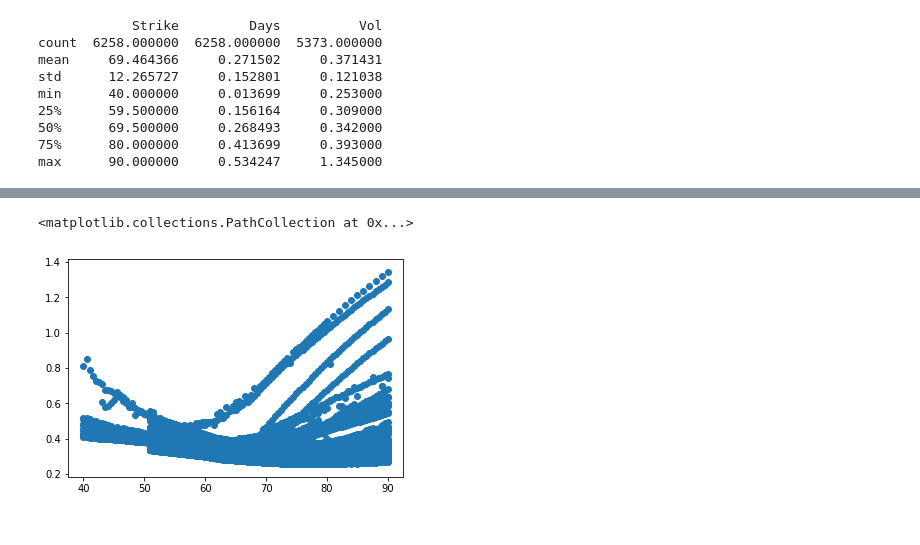
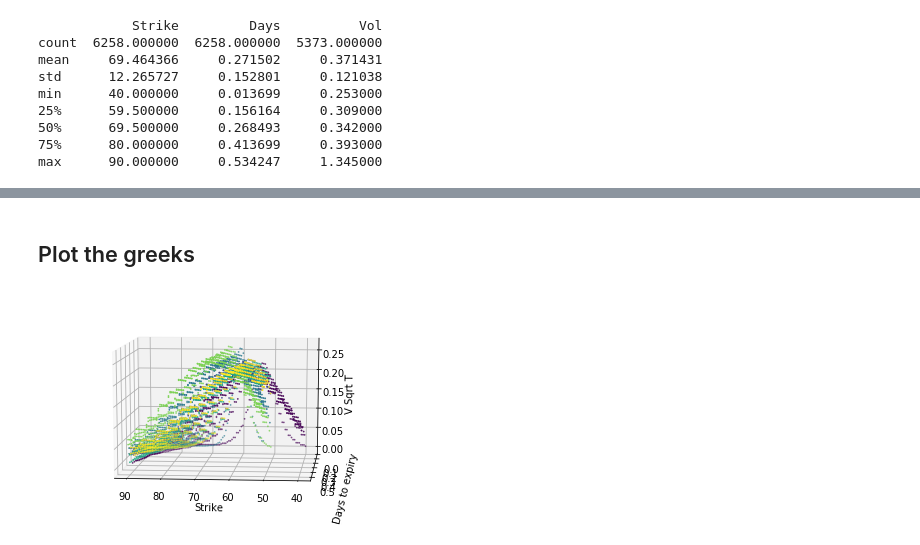
Before and after one commit to ajmal017/sigmaTrading, a Jupyter notebook: analysis/option_surface.ipynb, the cells around one changed output, grey strips where cells are left out. Saved outputs shown, nothing was run; the diff lists cells and outputs as text; code cells hidden in the pictures.

```diff
--- a/analysis/option_surface.ipynb
+++ b/analysis/option_surface.ipynb
@@ -78,10 +79,18 @@ plt.draw()
-# %%
-%matplotlib inline
-fig = plt.figure()
-ax = fig.add_subplot(111)
-ax.scatter(df["Strike"], df["Vol"])
-#fig.title(dtg)
-#fig.show()
-# %% [output]
-<matplotlib.collections.PathCollection at 0x...>
-[figure, removed]
+# %% [markdown]
+## Plot the greeks
+# %%
+%matplotlib inline
+greek = "V Sqrt T"
+fig = plt.figure()
+ax = fig.add_subplot(111, projection="3d")
+ax.scatter(df["Strike"], df["Days"], df[greek],
+           c=df["col"],
+           s=0.5
+           )
+ax.set_xlabel("Strike")
+ax.set_ylabel("Days to expiry")
+ax.set_zlabel(greek)
+ax.view_init(10, 95)
+plt.draw()
+# %% [output]
+[figure, added]
```
Also changed, not shown: parts of 3 cells of this notebook, 9 other files.
